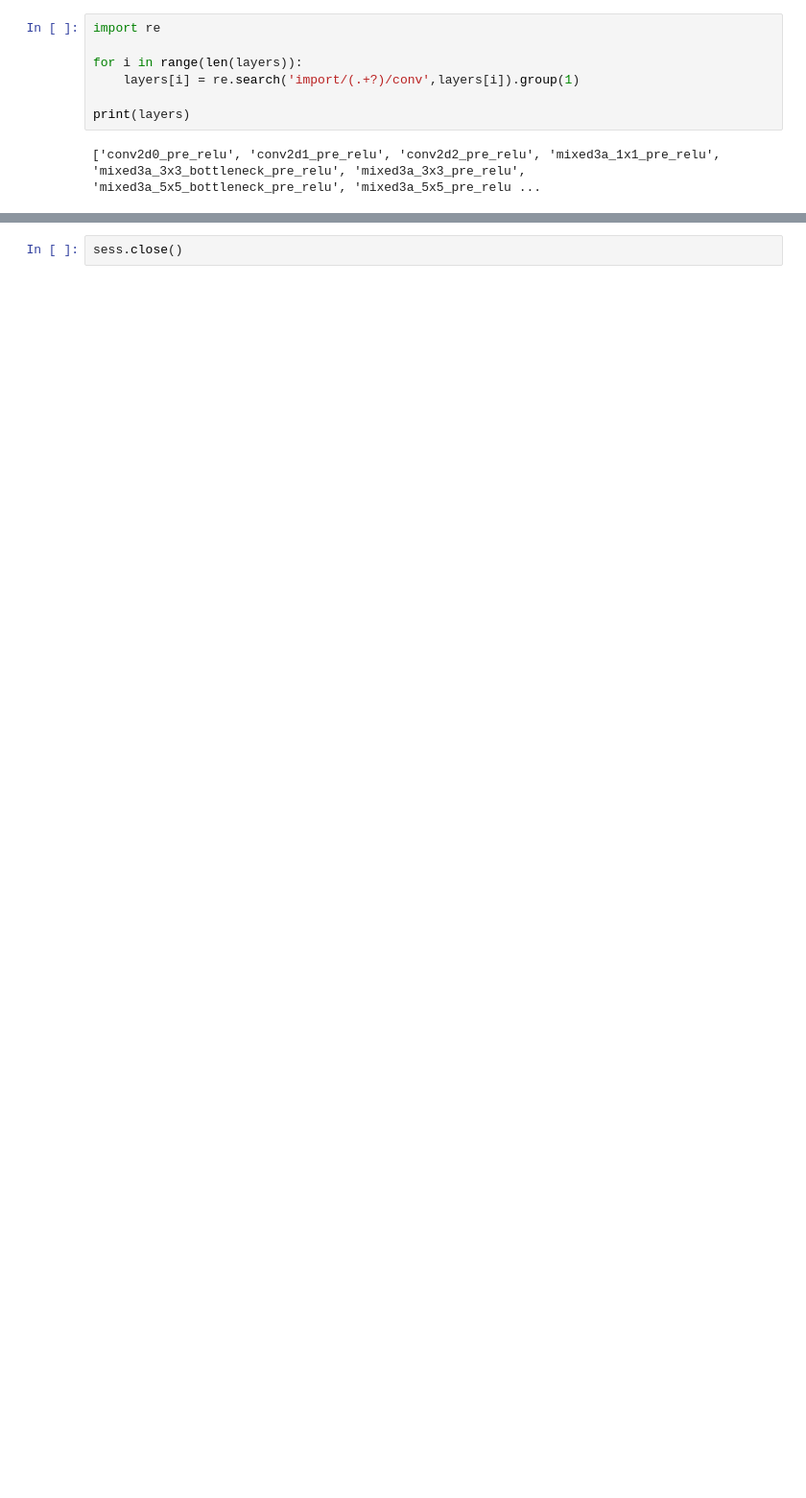
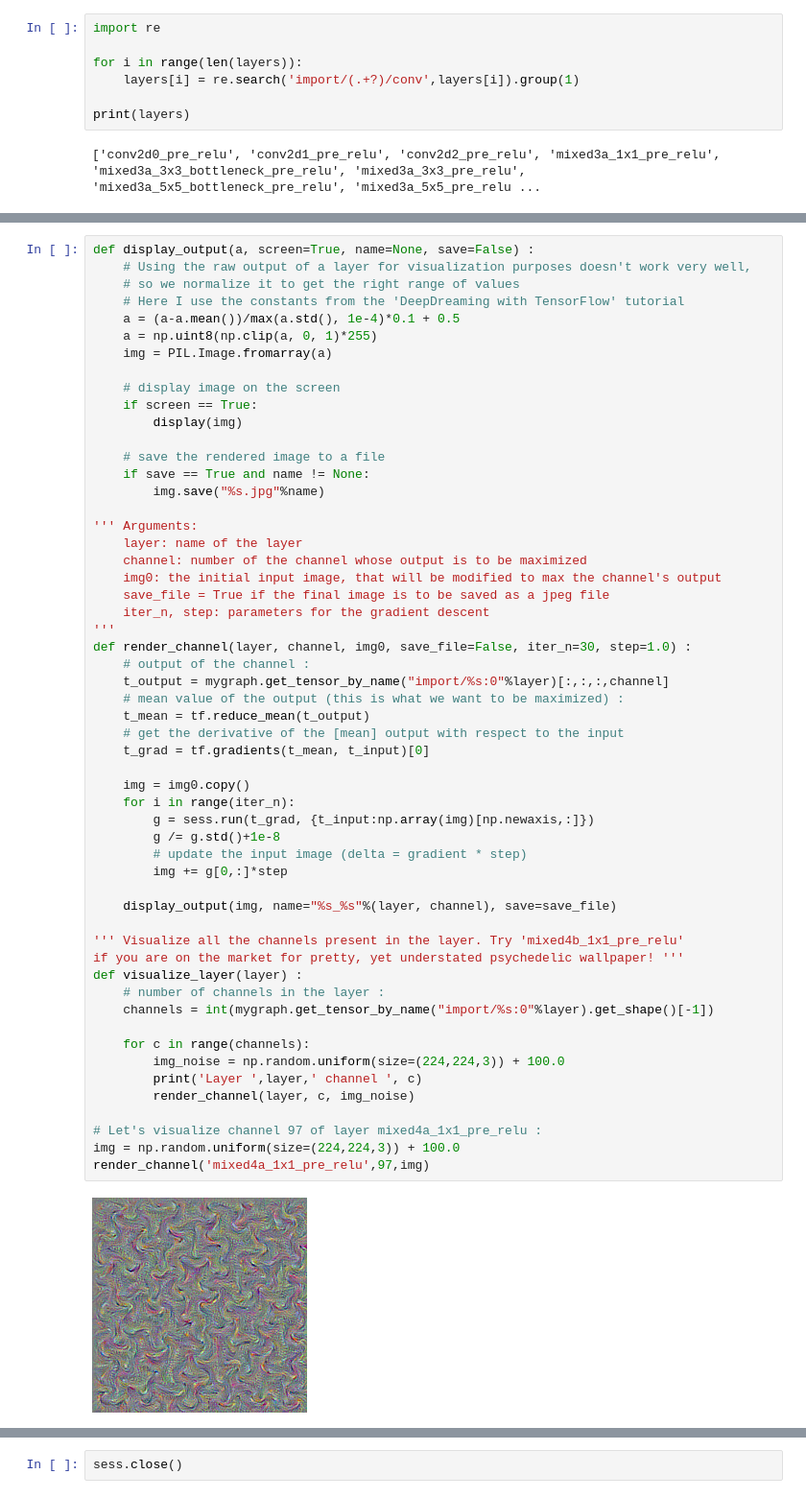
Before and after one commit to opetrova/TweakingInception, a Jupyter notebook: VisualizeLayers.ipynb, the cells around one changed output, grey strips where cells are left out. Shown: that part at 96% size. Drawn from its saved outputs; the diff is of its cells as text; blank space fills up the shorter version.

Commit message:
Visualize Layers final

```diff
--- a/VisualizeLayers.ipynb
+++ b/VisualizeLayers.ipynb
@@ -37,0 +82,57 @@ print(layers)
+# %%
+def display_output(a, screen=True, name=None, save=False) :
+    # Using the raw output of a layer for visualization purposes doesn't work very well,
+    # so we normalize it to get the right range of values
+    # Here I use the constants from the 'DeepDreaming with TensorFlow' tutorial
+    a = (a-a.mean())/max(a.std(), 1e-4)*0.1 + 0.5
+    a = np.uint8(np.clip(a, 0, 1)*255)
+    img = PIL.Image.fromarray(a)
+
+    # display image on the screen
+    if screen == True:
+        display(img)
+
+    # save the rendered image to a file
+    if save == True and name != None:
+        img.save("%s.jpg"%name)
+
+''' Arguments:
+    layer: name of the layer
+    channel: number of the channel whose output is to be maximized
+    img0: the initial input image, that will be modified to max the channel's output
+    save_file = True if the final image is to be saved as a jpeg file
+    iter_n, step: parameters for the gradient descent
+'''
+def render_channel(layer, channel, img0, save_file=False, iter_n=30, step=1.0) :
+    # output of the channel :
+    t_output = mygraph.get_tensor_by_name("import/%s:0"%layer)[:,:,:,channel]
+    # mean value of the output (this is what we want to be maximized) :
+    t_mean = tf.reduce_mean(t_output)
+    # get the derivative of the [mean] output with respect to the input
+    t_grad = tf.gradients(t_mean, t_input)[0]
+
+    img = img0.copy()
+    for i in range(iter_n):
+        g = sess.run(t_grad, {t_input:np.array(img)[np.newaxis,:]})
+        g /= g.std()+1e-8
+        # update the input image (delta = gradient * step)
+        img += g[0,:]*step
+
+    display_output(img, name="%s_%s"%(layer, channel), save=save_file)
+
+''' Visualize all the channels present in the layer. Try 'mixed4b_1x1_pre_relu'
+if you are on the market for pretty, yet understated psychedelic wallpaper! '''
+def visualize_layer(layer) :
+    # number of channels in the layer :
+    channels = int(mygraph.get_tensor_by_name("import/%s:0"%layer).get_shape()[-1])
+
+    for c in range(channels):
+        img_noise = np.random.uniform(size=(224,224,3)) + 100.0
+        print('Layer ',layer,' channel ', c)
+        render_channel(layer, c, img_noise)
+
+# Let's visualize channel 97 of layer mixed4a_1x1_pre_relu :
+img = np.random.uniform(size=(224,224,3)) + 100.0
+render_channel('mixed4a_1x1_pre_relu',97,img)
+# %% [output]
+[figure, added]
```
Also changed, not shown: parts of 11 cells of this notebook, 12 other files.
